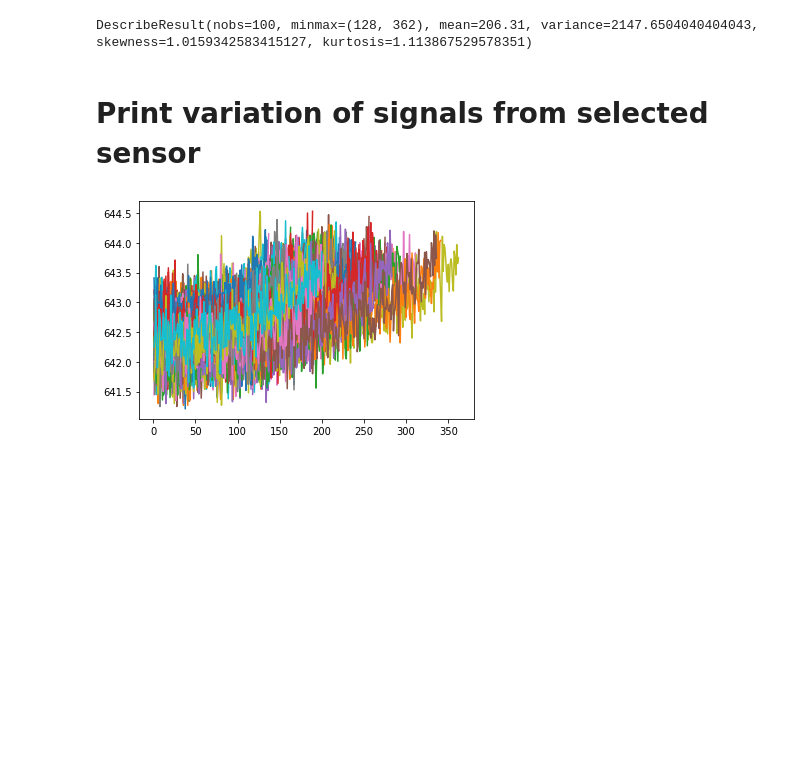
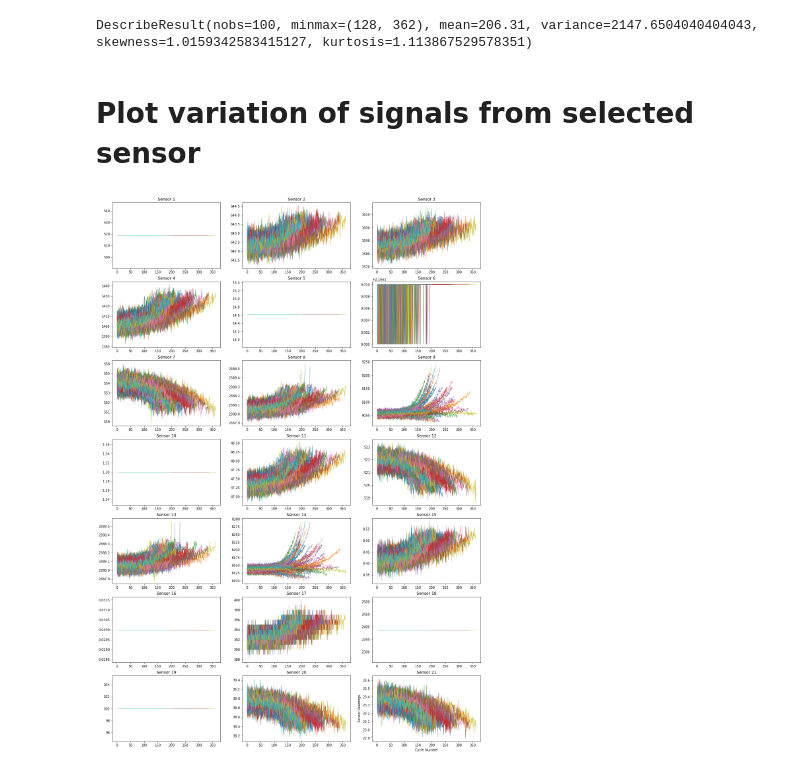
Before and after one commit to cchanzl/survival-analysis-nasa, a Jupyter notebook: nasa_eda.ipynb, the cells around one changed output. Cells and saved outputs as stored; diff of their text form; code cells hidden in the pictures; blank space fills up the shorter version.

```diff
--- a/nasa_eda.ipynb
+++ b/nasa_eda.ipynb
@@ -92,13 +70,22 @@ print(stats.describe(avg_cycle))
 # %% [output]
 DescribeResult(nobs=100, minmax=(128, 362), mean=206.31, variance=2147.6504040404043, skewness=1.0159342583415127, kurtosis=1.113867529578351)
 # %% [markdown]
-# Print variation of signals from selected sensor
+# Plot variation of signals from selected sensor
-# %%
-sensor = 'sens2'
-for i in range(1, 101):
-    df_engine = df_train_001[df_train_001['unit num'] == i]
-    plt.plot(df_engine['cycle'], df_engine[sensor])
-plt.show()
-# %% [output]
-[figure, removed]
+# %%
+sensor = 'sens2'
+sensor_list = header[5:]
+fig, axs = plt.subplots(int(len(sensor_list)/3), 3)  # row, col
+i = -1
+for ax in axs.flatten():
+    i += 1
+    ax.set_title('Sensor ' + str(sensor_list[i])[4:])
+    for engine in range(1, 101):
+        df_engine = df_train_001[df_train_001['unit num'] == engine]
+        ax.plot(df_engine['cycle'], df_engine[sensor_list[i]], linewidth=0.75)
+plt.xlabel("Cycle Number")
+plt.ylabel("Sensor Readings")
+fig.set_size_inches(20, 30)  # width x height
+plt.show()
+# %% [output]
+[figure, added]
 # %% [markdown]
```
Also changed, not shown: parts of 10 cells of this notebook.
